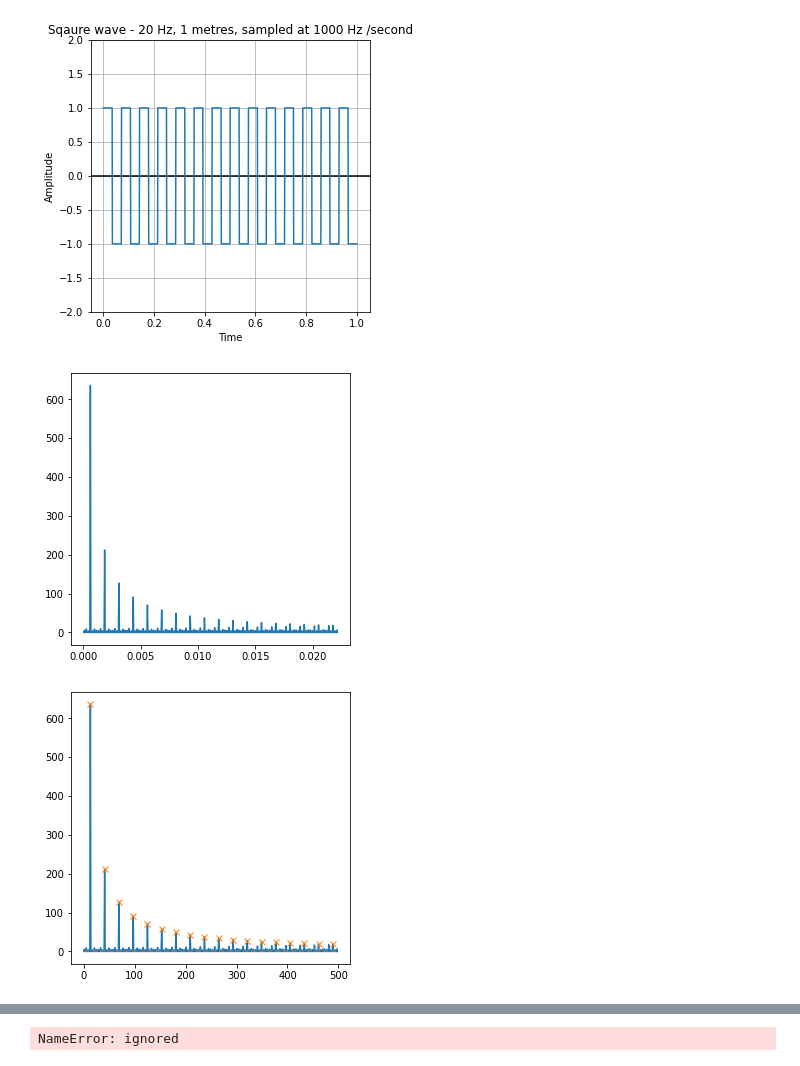
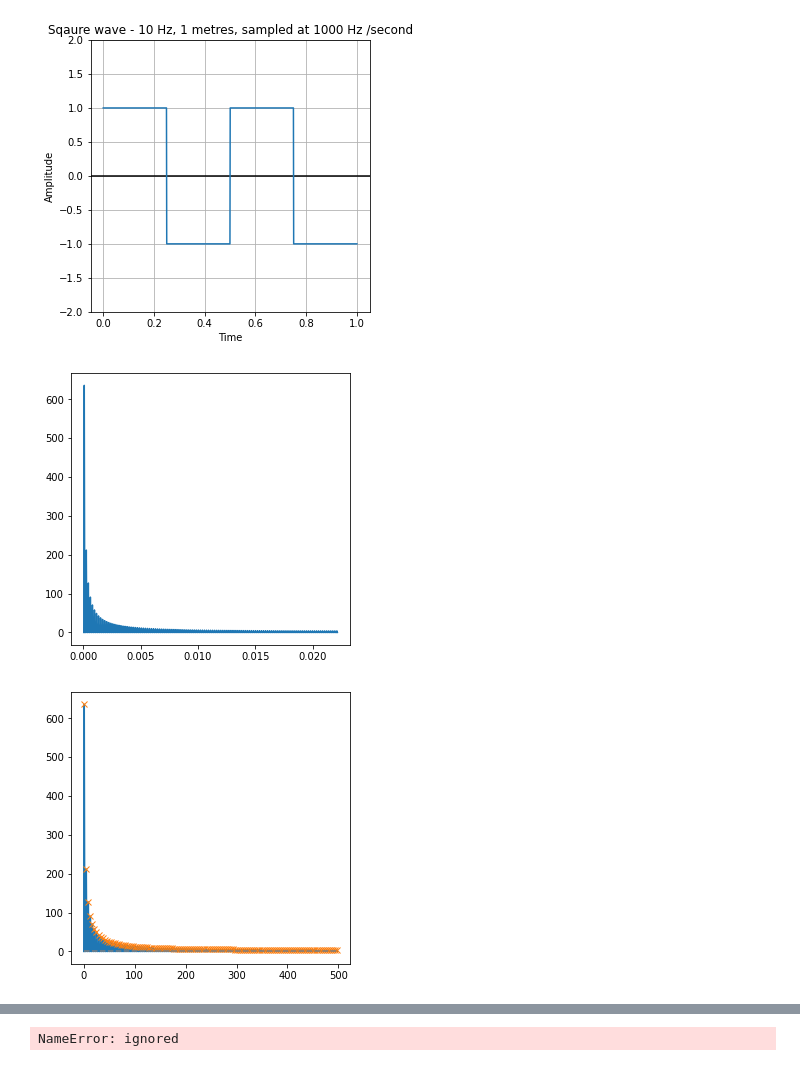
Before and after one commit to KathrynPanger/SignalDependence, a Jupyter notebook: librosa_waves_v2.ipynb, the cells around one changed output, grey strips where cells are left out. Saved outputs shown, nothing was run; the diff lists cells and outputs as text; code cells hidden in the pictures.

```diff
--- a/librosa_waves_v2.ipynb
+++ b/librosa_waves_v2.ipynb
@@ -123,25 +177,25 @@ class soundSample:
     plt.show()
 # %%
 small2=soundSample("eisen.mp3")
-small2.addSquare(1, 20, 100,0.7)
+small2.addSquare(1, 10, 100, endpoint = 0.2) #minimum 0.2. Try to maximize.
 
 small2.plotSquare()
 
 small2.plotCombinedForier()
 # %% [output]
-[figure, old version]
+[figure, new version]
-[figure, old version]
+[figure, new version]
 # %%
 import matplotlib.pyplot as plt
 from scipy.misc import electrocardiogram
 from scipy.signal import find_peaks
 
 x = small2.squareForier[1]
-peaks, _ = find_peaks(x, distance = 20*0.7)
+peaks, _ = find_peaks(x, distance =  10*0.2)
 plt.plot(x)
 plt.plot(peaks, x[peaks], "x")
 plt.plot(np.zeros_like(x), "--", color="gray")
 plt.show()
 # %% [output]
-[figure, old version]
+[figure, new version]
 # %%
```
Also changed, not shown: parts of 8 cells of this notebook.
